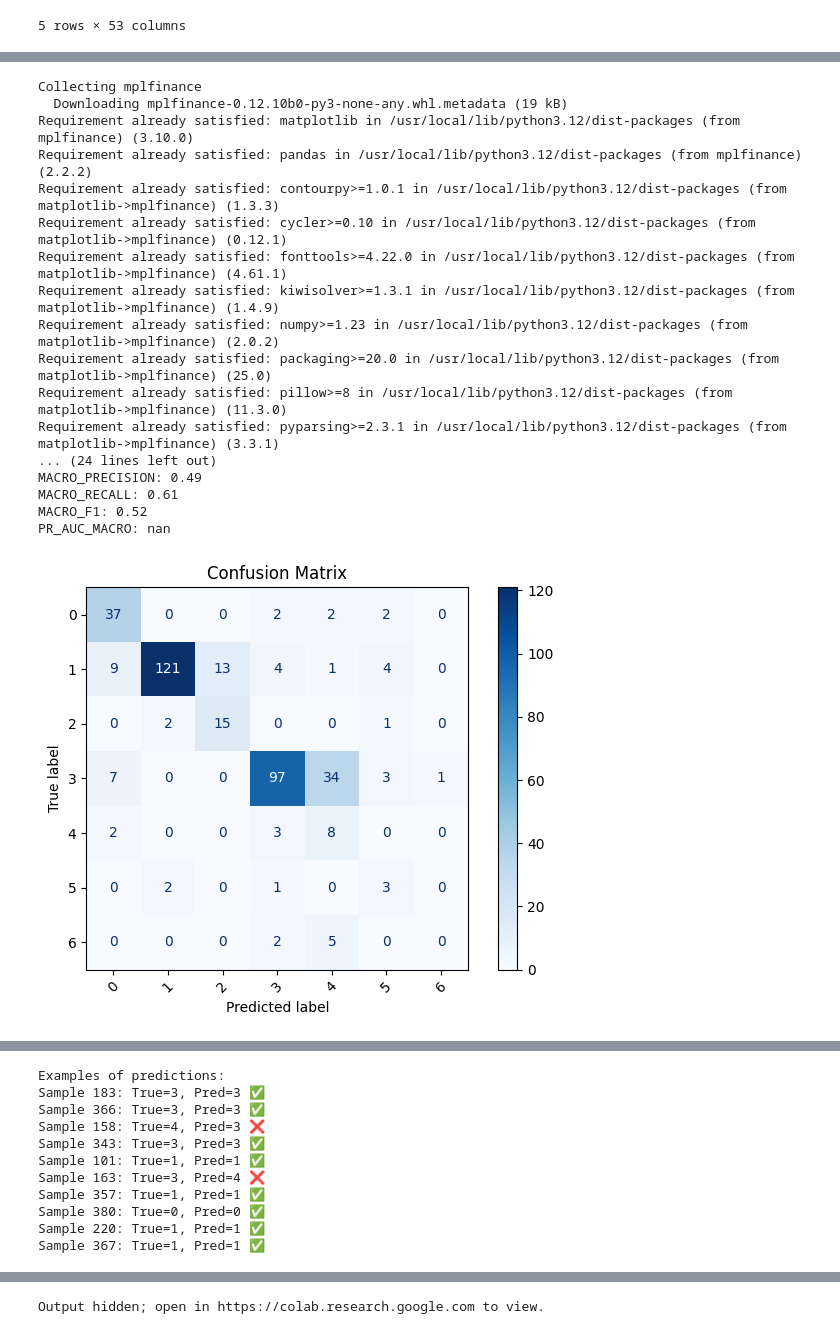
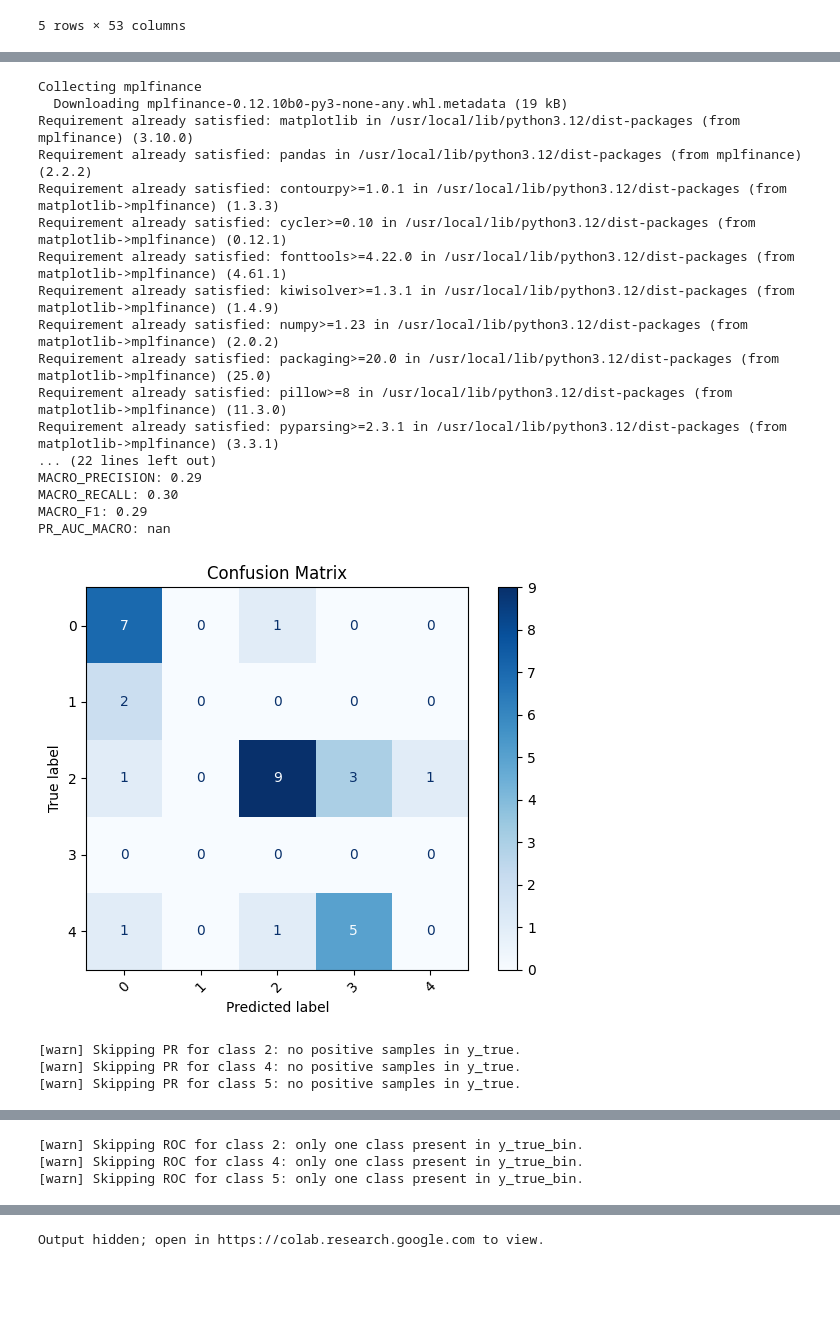
Before and after one commit to SIA86/-DUET, a Jupyter notebook: duet_class/DUET_classification.ipynb, the cells around one changed output, grey strips where cells are left out. Drawn from its saved outputs; the diff is of its cells as text; code cells hidden in the pictures; blank space fills up the shorter version.

```diff
--- a/duet_class/DUET_classification.ipynb
+++ b/duet_class/DUET_classification.ipynb
@@ -40,7 +40,7 @@ config = DUETConfig(
     # =========================
     # Общие параметры
     # =========================
-    split_ratio = (0.70, 0.299, 0.001),
+    split_ratio = (0.70, 0.15, 0.15),
     timestamp_col = "timestamp",
     features = [
        'Open', 'High', 'Low', 'Close',
@@ -302,7 +302,7 @@ Test shape: ((460, 110, 19), (460,))
 # @title Балансируем и убираем не аномалии
 x_train, y_train = preprocess.balance_windows(x_train, y_train, max_ratio=100, exclude_labels=[-1])
 x_val, y_val = preprocess.balance_windows(x_val, y_val, max_ratio=100, exclude_labels=[-1])
-# x_test, y_test = preprocess.balance_windows(x_test, y_test, max_ratio=100, exclude_labels=-1)
+x_test, y_test = preprocess.balance_windows(x_test, y_test, max_ratio=100, exclude_labels=-1)
 
 from sklearn.preprocessing import LabelEncoder
 
@@ -358,8 +358,15 @@ val_dataset = TensorDataset(
     torch.tensor(y_val, dtype=torch.long)
 )
 
+test_dataset = TensorDataset(
+    torch.tensor(x_test, dtype=torch.float32),
+    torch.tensor(y_test, dtype=torch.long)
+)
+
+
 train_loader = DataLoader(train_dataset, batch_size=config.batch_size, shuffle=True)
 val_loader = DataLoader(val_dataset, batch_size=config.batch_size)
+test_loader = DataLoader(test_dataset, batch_size=config.batch_size)
 
 # --- 6. Инициализация модели ---
 model = DUETModel(config).to(device)
@@ -431,38 +439,41 @@ DUETModel(
 !pip install mplfinance
 from pipeline.visualiser import plot_pr_auc, plot_roc_auc
 
-y_true, y_pred, y_prob = evaluate.evaluate_model(model, val_loader, return_proba=True, device="cuda") # test_loader
+y_true, y_pred, y_prob = evaluate.evaluate_model(model, test_loader, return_proba=True, device="cuda") # test_loader
 
 # Подсчёт метрик
 metrics = evaluate.compute_metrics(y_true, y_pred)
 print("\nMetrics:")
 for metric, value in metrics.items():
     print(f"{metric.upper()}: {value:.2f}")
 
 
 # Матрица ошибок
 evaluate.plot_confusion_matrix(y_true, y_pred)
 plot_pr_auc(y_true, y_prob, n_classes=config.num_classes)
 plot_roc_auc(y_true, y_prob, n_classes=config.num_classes)
 
 # Примеры предсказаний
 evaluate.plot_classification_examples(y_true, y_pred, n=10)
 # %% [output]
 Collecting mplfinance
   Downloading mplfinance-0.12.10b0-py3-none-any.whl.metadata (19 kB)
 Requirement already satisfied: matplotlib in /usr/local/lib/python3.12/dist-packages (from mplfinance) (3.10.0)
 Requirement already satisfied: pandas in /usr/local/lib/python3.12/dist-packages (from mplfinance) (2.2.2)
 Requirement already satisfied: contourpy>=1.0.1 in /usr/local/lib/python3.12/dist-packages (from matplotlib->mplfinance) (1.3.3)
 Requirement already satisfied: cycler>=0.10 in /usr/local/lib/python3.12/dist-packages (from matplotlib->mplfinance) (0.12.1)
 Requirement already satisfied: fonttools>=4.22.0 in /usr/local/lib/python3.12/dist-packages (from matplotlib->mplfinance) (4.61.1)
 Requirement already satisfied: kiwisolver>=1.3.1 in /usr/local/lib/python3.12/dist-packages (from matplotlib->mplfinance) (1.4.9)
 Requirement already satisfied: numpy>=1.23 in /usr/local/lib/python3.12/dist-packages (from matplotlib->mplfinance) (2.0.2)
 Requirement already satisfied: packaging>=20.0 in /usr/local/lib/python3.12/dist-packages (from matplotlib->mplfinance) (25.0)
 Requirement already satisfied: pillow>=8 in /usr/local/lib/python3.12/dist-packages (from matplotlib->mplfinance) (11.3.0)
 Requirement already satisfied: pyparsing>=2.3.1 in /usr/local/lib/python3.12/dist-packages (from matplotlib->mplfinance) (3.3.1)
-... (24 lines left out)
-MACRO_PRECISION: 0.49
-MACRO_RECALL: 0.61
-MACRO_F1: 0.52
+... (22 lines left out)
+MACRO_PRECISION: 0.29
+MACRO_RECALL: 0.30
+MACRO_F1: 0.29
 PR_AUC_MACRO: nan
-[figure, old version]
+[figure, new version]
+[warn] Skipping PR for class 2: no positive samples in y_true.
+[warn] Skipping PR for class 4: no positive samples in y_true.
+[warn] Skipping PR for class 5: no positive samples in y_true.
@@ -469,0 +481,3 @@ PR_AUC_MACRO: nan
+[warn] Skipping ROC for class 2: only one class present in y_true_bin.
+[warn] Skipping ROC for class 4: only one class present in y_true_bin.
+[warn] Skipping ROC for class 5: only one class present in y_true_bin.
@@ -471,11 +484,0 @@ PR_AUC_MACRO: nan
-Examples of predictions:
-Sample 183: True=3, Pred=3 ✅
-Sample 366: True=3, Pred=3 ✅
-Sample 158: True=4, Pred=3 ❌
-Sample 343: True=3, Pred=3 ✅
-Sample 101: True=1, Pred=1 ✅
-Sample 163: True=3, Pred=4 ❌
-Sample 357: True=1, Pred=1 ✅
-Sample 380: True=0, Pred=0 ✅
-Sample 220: True=1, Pred=1 ✅
-Sample 367: True=1, Pred=1 ✅
```
Also changed, not shown: parts of 8 cells of this notebook, 1 other file.
